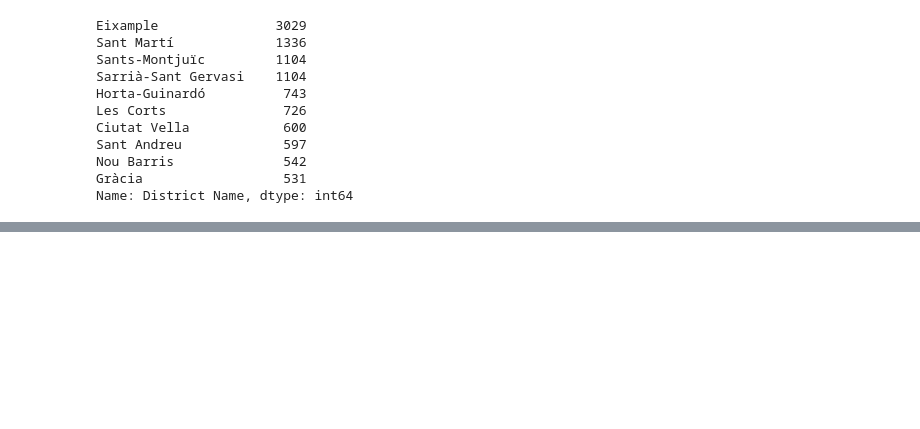
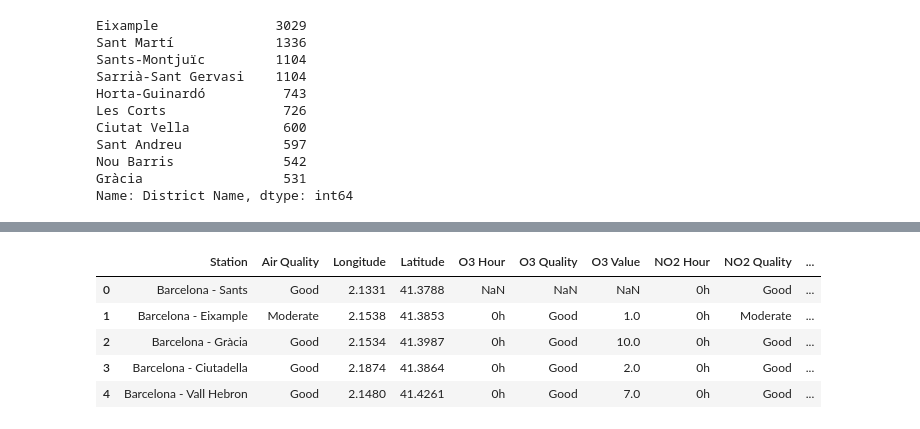
Before and after one commit to JosepBC/Barcelona-visualization, a Jupyter notebook: barcelona.ipynb, the cells around one changed output, grey strips where cells are left out. Cells and saved outputs as stored; diff of their text form; code cells hidden in the pictures; blank space fills up the shorter version.

```diff
--- a/barcelona.ipynb
+++ b/barcelona.ipynb
@@ -109,0 +100,10 @@ plt.show()
+# %%
+airQualityDf = pd.read_csv("datasets/barcelona/air_quality_Nov2017.csv")
+airQualityDf.head()
+# %% [output]
+|  | Station | Air Quality | Longitude | Latitude | O3 Hour | O3 Quality | O3 Value | NO2 Hour | NO2 Quality | ... |
+| 0 | Barcelona - Sants | Good | 2.1331 | 41.3788 | NaN | NaN | NaN | 0h | Good | ... |
+| 1 | Barcelona - Eixample | Moderate | 2.1538 | 41.3853 | 0h | Good | 1.0 | 0h | Moderate | ... |
+| 2 | Barcelona - Gràcia | Good | 2.1534 | 41.3987 | 0h | Good | 10.0 | 0h | Good | ... |
+| 3 | Barcelona - Ciutadella | Good | 2.1874 | 41.3864 | 0h | Good | 2.0 | 0h | Good | ... |
+| 4 | Barcelona - Vall Hebron | Good | 2.1480 | 41.4261 | 0h | Good | 7.0 | 0h | Good | ... |
```
Also changed, not shown: parts of 11 cells of this notebook.
